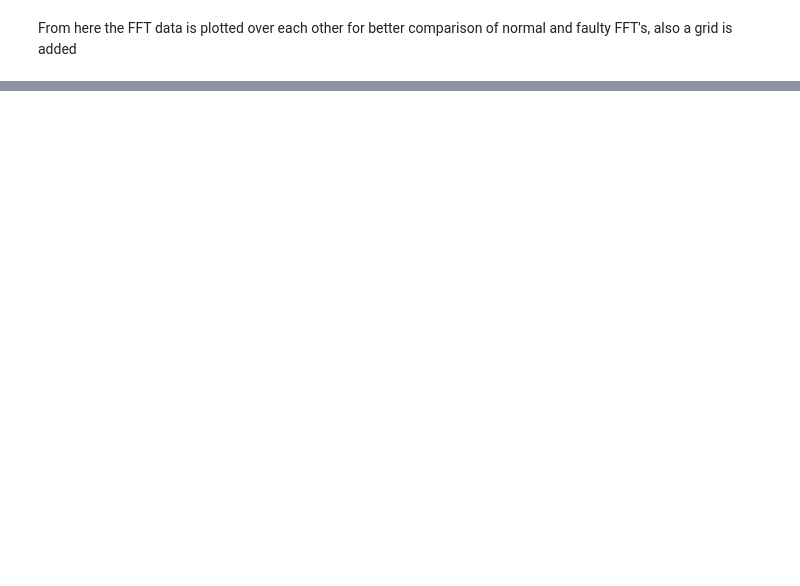
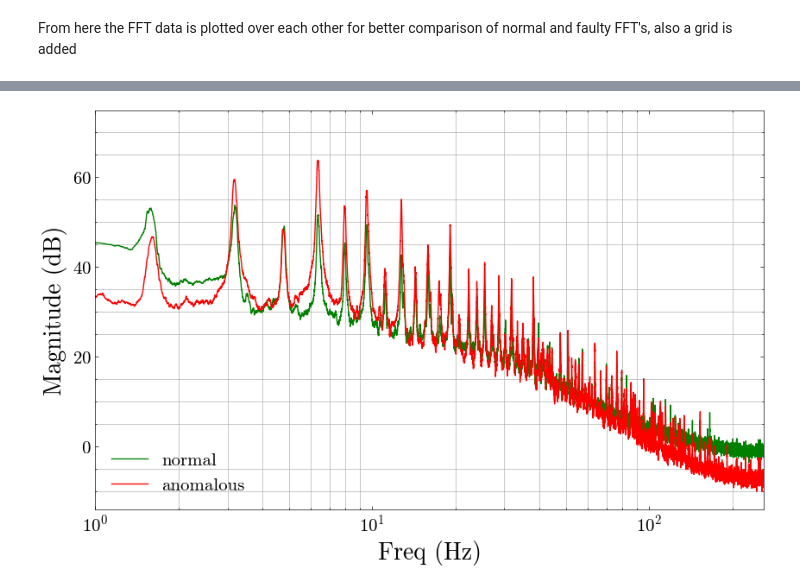
Before and after one commit to FlyingFish760/5ARIP10, a Jupyter notebook: FFT.ipynb, the cells around one changed output, grey strips where cells are left out. Saved outputs shown, nothing was run; the diff lists cells and outputs as text; code cells hidden in the pictures; blank space fills up the shorter version.

```diff
--- a/FFT.ipynb
+++ b/FFT.ipynb
@@ -247,0 +234,30 @@ KeyError: 'w_out'
+# %%
+sensortype = 'dSpace'
+# if you want the motor speed set selection to 'speed_motor' in stead of 'w_out'
+selection = 'i_motor_LP'
+fs = 500
+concat_normal, concat_faulty = get_concat_sensor(sensortype, selection)
+freq5, X_db5 = make_fft(concat_normal, fs)
+freq6, X_db6 = make_fft(concat_faulty, fs)
+freq7, X_db7 = make_fft_moving_mean(concat_normal, fs)
+freq8, X_db8 = make_fft_moving_mean(concat_faulty, fs)
+# %%
+file_path2 = os.path.join(fig_folder, 'FFT_imotorLP.eps')
+
+plt.figure(figsize = (10, 6))
+# plt.semilogx(freq5, X_db5, label = "normal data")
+# plt.semilogx(freq6, X_db6, label = "faulty data")
+plt.semilogx(freq7, X_db7, label = "normal", color = 'green')
+plt.semilogx(freq8, X_db8, label = "anomalous", color = 'red')
+plt.xlabel('Freq (Hz)', fontdict={'fontsize': fontsize})
+plt.ylabel('Magnitude (dB)', fontdict={'fontsize': fontsize})
+plt.xticks(fontsize = ticksize)
+plt.yticks(fontsize = ticksize)
+xlim((1, 260))
+plt.legend(fontsize = ticksize, loc = 'lower left')
+plt.grid(True, which='minor')
+# plt.title('FFT:' + ' ' + 'motor current', fontdict={'fontsize': fontsize})
+plt.savefig(file_path2, format='eps')
+plt.show()
+# %% [output]
+[figure, added]
```
Also changed, not shown: parts of 18 cells of this notebook, 5 other files.
